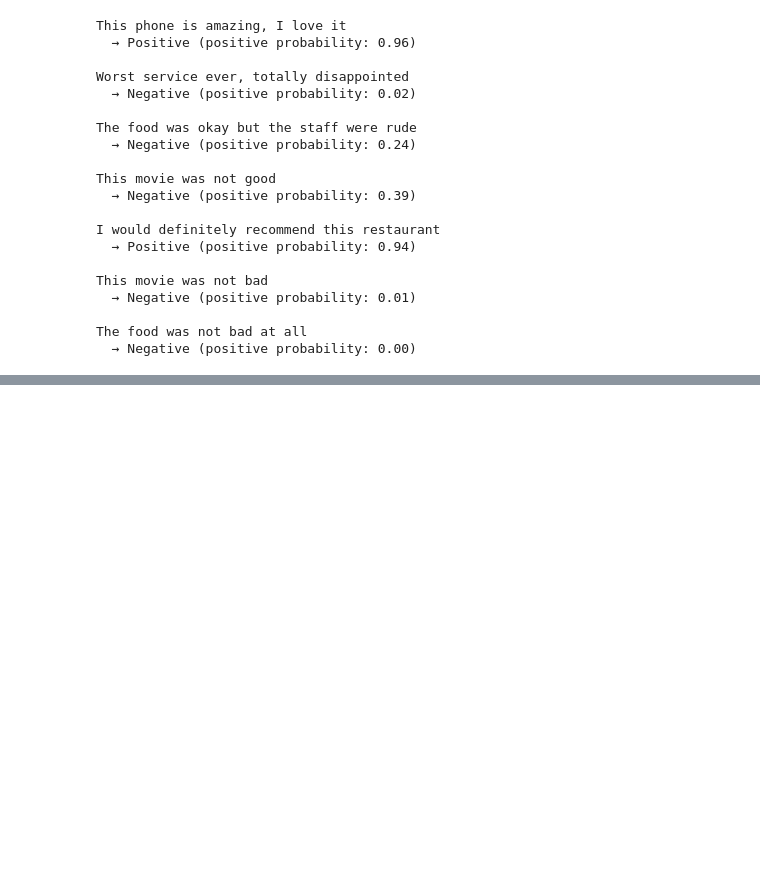
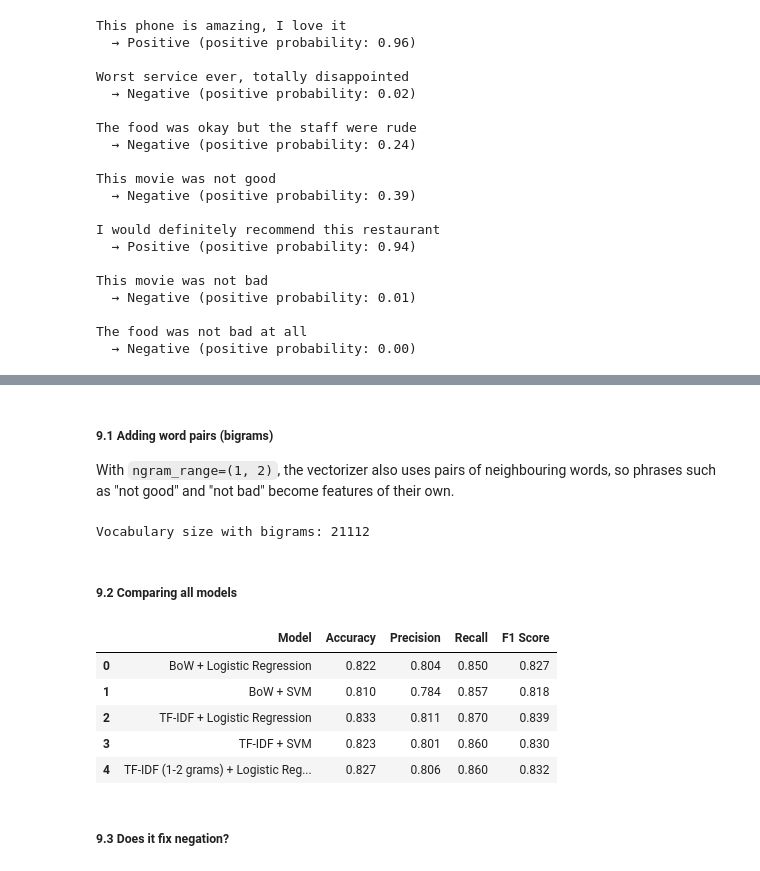
Before and after one commit to senuri-sara/LLM-Practical-Portfolio, a Jupyter notebook: Lab-01-Machine-Learning/notebook/Lab1_sentiment.ipynb, the cells around one changed output, grey strips where cells are left out. Cells and saved outputs as stored; diff of their text form; code cells hidden in the pictures; blank space fills up the shorter version.

Commit message:
Add TF-IDF comparison to Lab 01

```diff
--- a/Lab-01-Machine-Learning/notebook/Lab1_sentiment.ipynb
+++ b/Lab-01-Machine-Learning/notebook/Lab1_sentiment.ipynb
@@ -429,0 +433,47 @@ The food was not bad at all
+# %%
+from sklearn.feature_extraction.text import TfidfVectorizer
+
+tfidf = TfidfVectorizer()
+X_train_tfidf = tfidf.fit_transform(X_train)
+X_test_tfidf = tfidf.transform(X_test)
+
+# Same models, new features
+lr_tfidf = LogisticRegression(max_iter=1000).fit(X_train_tfidf, y_train)
+svm_tfidf = LinearSVC().fit(X_train_tfidf, y_train)
+# %% [markdown]
+##### 9.1 Adding word pairs (bigrams)
+With `ngram_range=(1, 2)`, the vectorizer also uses pairs of neighbouring words, so phrases such as "not good" and "not bad" become features of their own.
+# %%
+tfidf_bigram = TfidfVectorizer(ngram_range=(1, 2))
+X_train_bigram = tfidf_bigram.fit_transform(X_train)
+X_test_bigram = tfidf_bigram.transform(X_test)
+
+lr_bigram = LogisticRegression(max_iter=1000).fit(X_train_bigram, y_train)
+print("Vocabulary size with bigrams:", len(tfidf_bigram.vocabulary_))
+# %% [output]
+Vocabulary size with bigrams: 21112
+# %% [markdown]
+##### 9.2 Comparing all models
+# %%
+def scores(name, pred):
+    return {'Model': name,
+            'Accuracy': accuracy_score(y_test, pred), 'Precision': precision_score(y_test, pred),
+            'Recall': recall_score(y_test, pred), 'F1 Score': f1_score(y_test, pred)}
+
+comparison = pd.DataFrame([
+    scores('BoW + Logistic Regression', lr_pred),
+    scores('BoW + SVM', svm_pred),
+    scores('TF-IDF + Logistic Regression', lr_tfidf.predict(X_test_tfidf)),
+    scores('TF-IDF + SVM', svm_tfidf.predict(X_test_tfidf)),
+    scores('TF-IDF (1-2 grams) + Logistic Regression', lr_bigram.predict(X_test_bigram)),
+])
+comparison.round(3)
+# %% [output]
+|  | Model | Accuracy | Precision | Recall | F1 Score |
+| 0 | BoW + Logistic Regression | 0.822 | 0.804 | 0.850 | 0.827 |
+| 1 | BoW + SVM | 0.810 | 0.784 | 0.857 | 0.818 |
+| 2 | TF-IDF + Logistic Regression | 0.833 | 0.811 | 0.870 | 0.839 |
+| 3 | TF-IDF + SVM | 0.823 | 0.801 | 0.860 | 0.830 |
+| 4 | TF-IDF (1-2 grams) + Logistic Reg... | 0.827 | 0.806 | 0.860 | 0.832 |
+# %% [markdown]
+##### 9.3 Does it fix negation?
```
Also changed, not shown: parts of 3 cells of this notebook, 3 other files.
